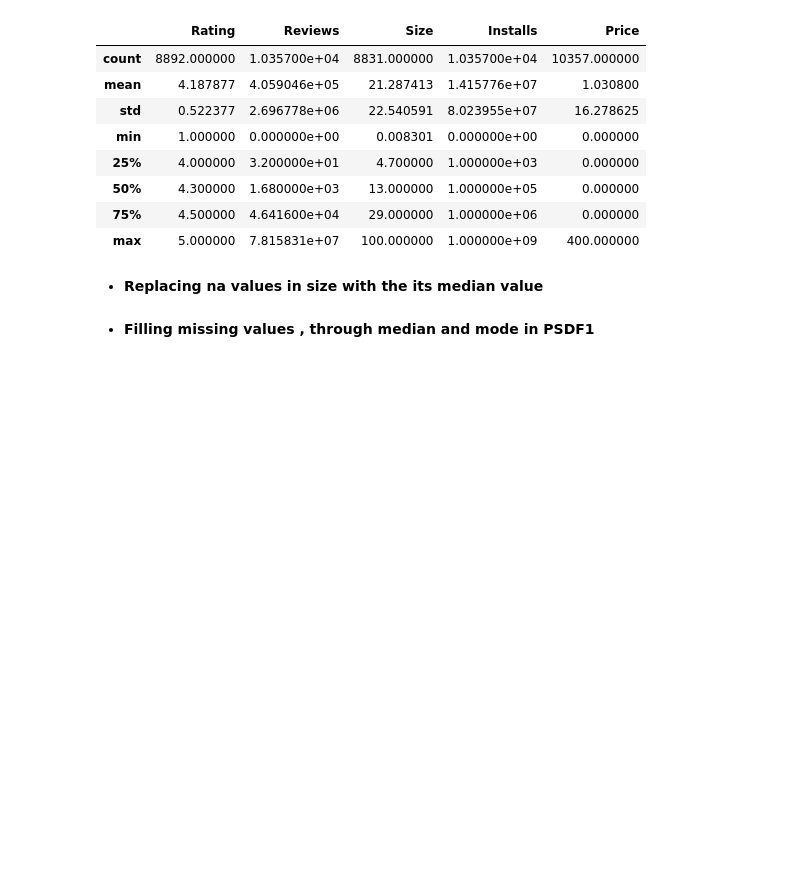
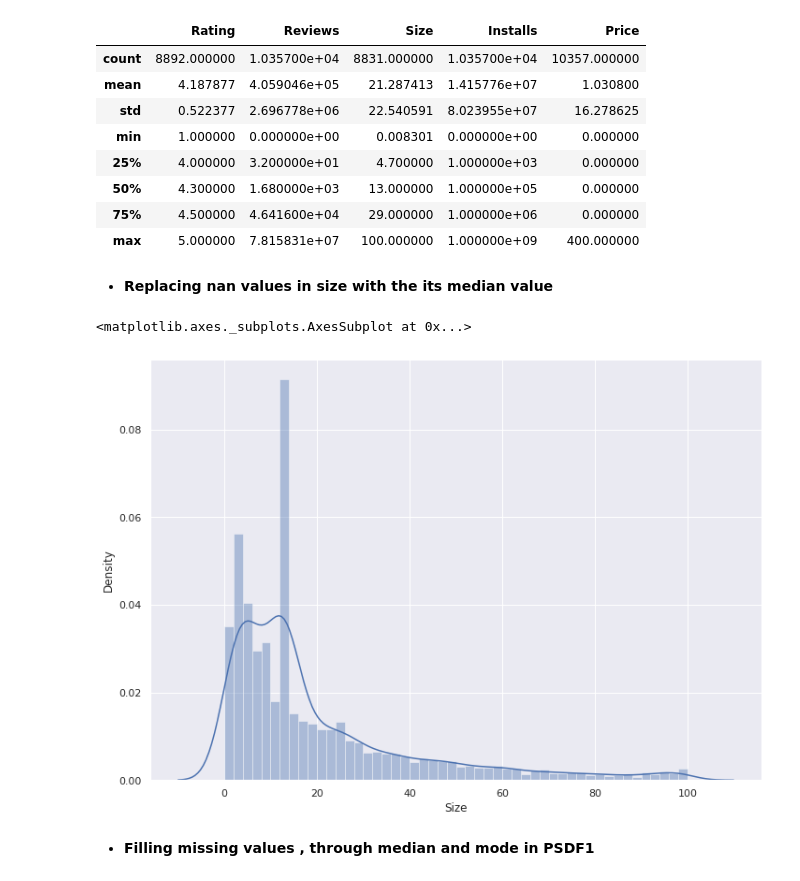
Before and after one commit to DrBharathiTC/Play_store-app-review-analysis-Capstone-project, a Jupyter notebook: Play_Store_App_Review_Analysis_EDA_Capstone.ipynb, the cells around one changed output. Saved outputs shown, nothing was run; the diff lists cells and outputs as text; code cells hidden in the pictures; blank space fills up the shorter version.

```diff
--- a/Play_Store_App_Review_Analysis_EDA_Capstone.ipynb
+++ b/Play_Store_App_Review_Analysis_EDA_Capstone.ipynb
@@ -411,7 +441,12 @@ PSDF1.describe()
 | 75% | 4.500000 | 4.641600e+04 | 29.000000 | 1.000000e+06 | 0.000000 |
 | max | 5.000000 | 7.815831e+07 | 100.000000 | 1.000000e+09 | 400.000000 |
 # %% [markdown]
-* **Replacing na values in size with the its median value**
+* **Replacing nan values in size with the its median value**
+# %%
+sns.distplot(PSDF1['Size'])
+# %% [output]
+<matplotlib.axes._subplots.AxesSubplot at 0x...>
+[figure, added]
 # %%
 
 PSDF1.Size.fillna(PSDF1.Size.median(),inplace=True)
```
Also changed, not shown: parts of 28 cells of this notebook.
